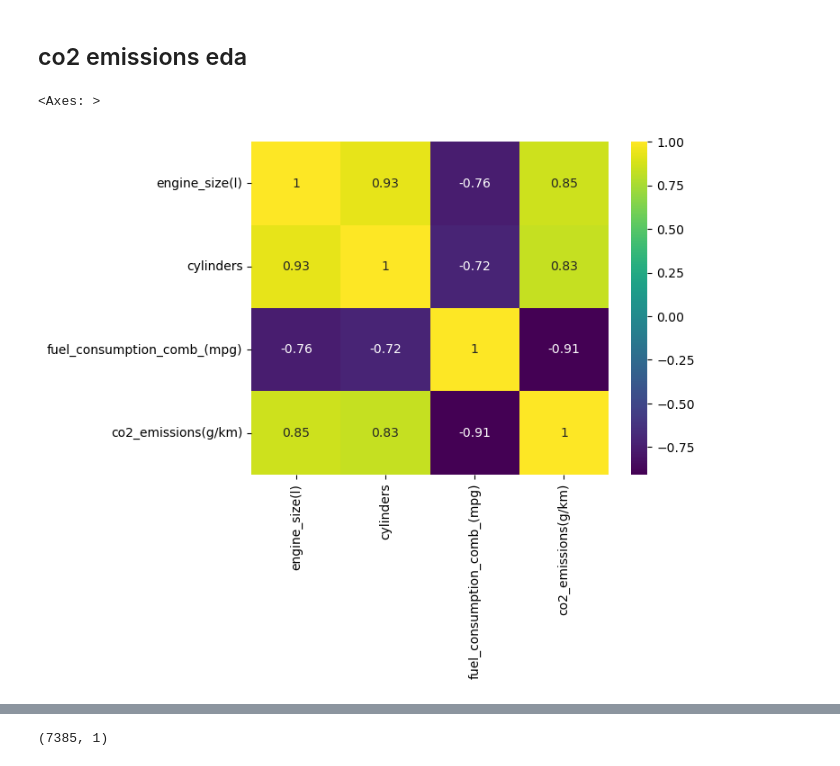
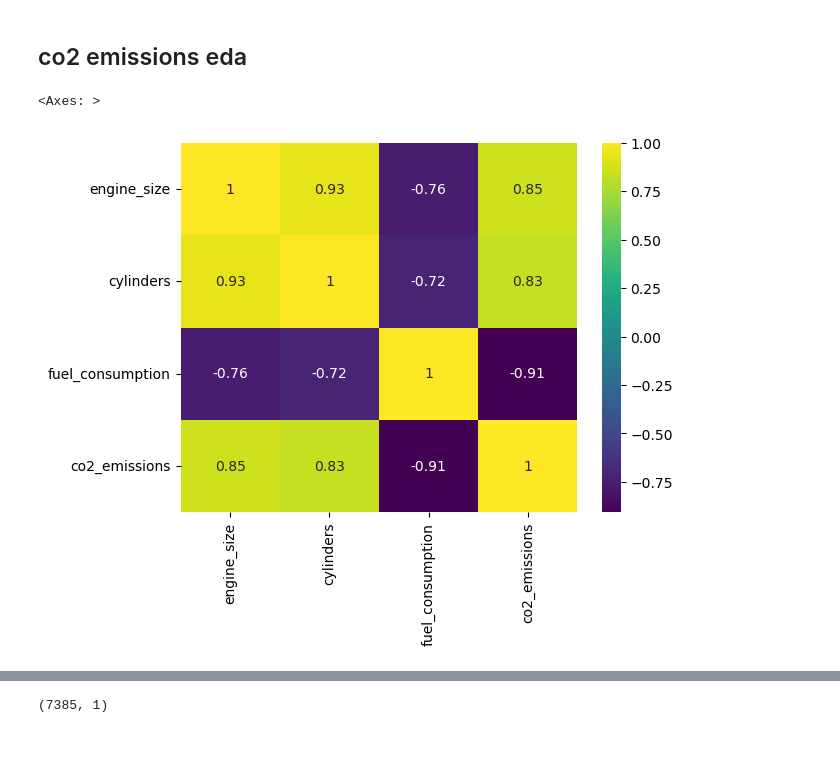
Before and after one commit to gops26/ml_project2, a Jupyter notebook: notebooks/co2emssions.ipynb, the cells around one changed output, grey strips where cells are left out. Saved outputs shown, nothing was run; the diff lists cells and outputs as text; code cells hidden in the pictures.

```diff
--- a/notebooks/co2emssions.ipynb
+++ b/notebooks/co2emssions.ipynb
@@ -174,7 +174,7 @@ Data columns (total 7 columns):
 dtypes: float64(1), int64(3), object(3)
 memory usage: 404.0+ KB
 # %%
-df = df.drop('transmission', axis=1)
+df = df.drop(['transmission', "vehicle_name"], axis=1)
 # %%
 df.info()
 # %% [output]
@@ -211,0 +211,4 @@ df
+# %%
+df = df.rename(columns={"fuel_consumption_comb_(mpg)":"fuel_consumption", "co2_emissions(g/km)":"co2_emissions", "engine_size(l)":"engine_size"})
+df.head()
+df.to_csv("D:\ml_project2\database\data.csv")
@@ -211,0 +228,14 @@ df
+# %%
+from sklearn.compose import ColumnTransformer
+from sklearn.preprocessing import StandardScaler, OneHotEncoder
+
+cat_features = [col for col in df.columns if df[col].dtype =="O"]
+num_features = [col for col in df.columns if df[col].dtype !="O"]
+
+ct = ColumnTransformer(transformers=[
+    ('onehotencoder', OneHotEncoder(),cat_features),
+    ('scaler', StandardScaler(),num_features),
+
+])
+
+ct
@@ -211,0 +248,2 @@ df
+# %%
+ct.fit_transform(df)
@@ -213,8 +265,8 @@ df
 ## co2 emissions eda
 # %%
 # scatter Plot
-corr_df = ["engine_size(l)","cylinders","fuel_consumption_comb_(mpg)","co2_emissions(g/km)"]
+corr_df = ["engine_size","cylinders","fuel_consumption","co2_emissions"]
 sns.heatmap(df[corr_df].corr(), annot=True, cmap='viridis')
 # %% [output]
 <Axes: >
-[figure, old version]
+[figure, new version]
```
Also changed, not shown: parts of 13 cells of this notebook, 7 other files.
